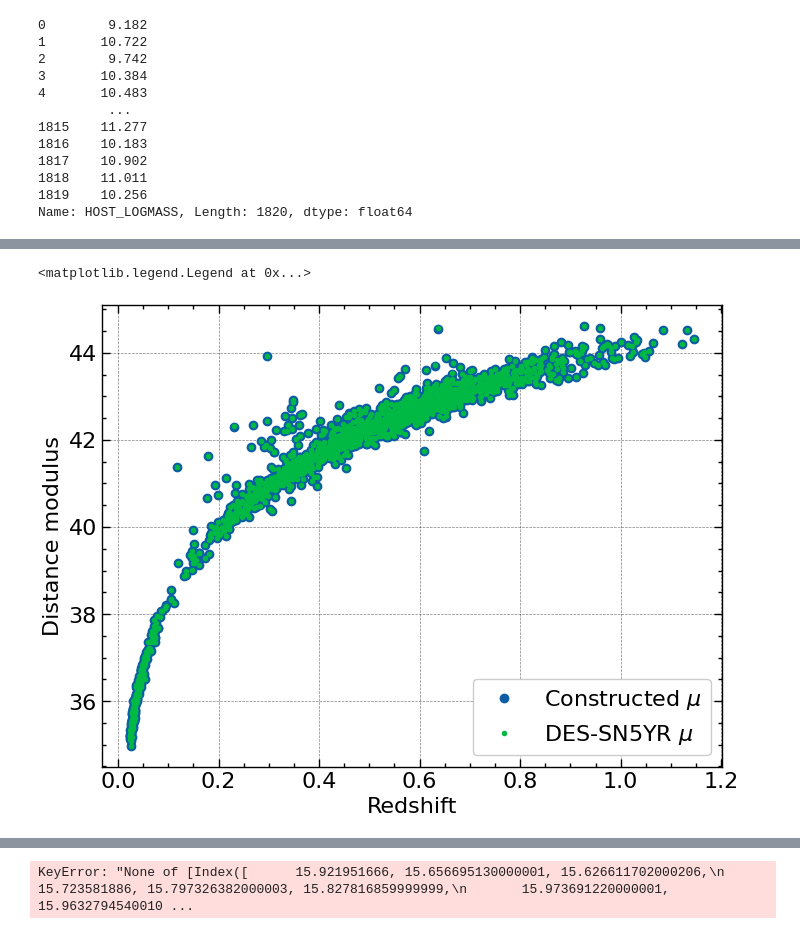
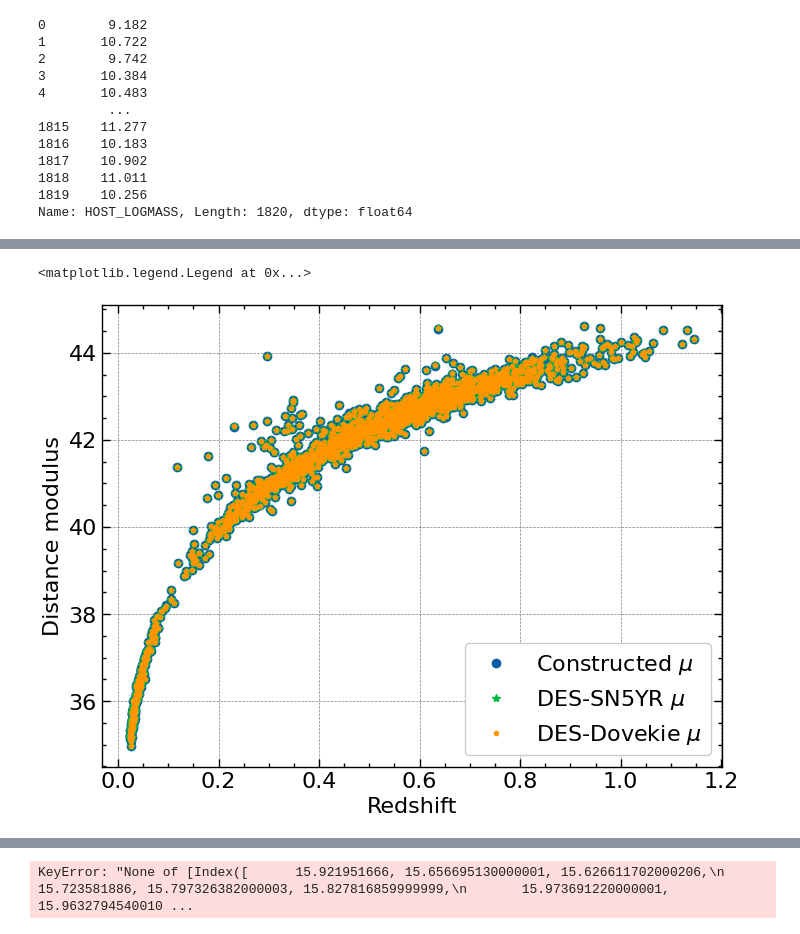
Before and after one commit to Shin107/DES_analysis, a Jupyter notebook: minimizer.ipynb, the cells around one changed output, grey strips where cells are left out. Drawn from its saved outputs; the diff is of its cells as text; code cells hidden in the pictures.

```diff
--- a/minimizer.ipynb
+++ b/minimizer.ipynb
@@ -22,3 +22,6 @@ data = pd.read_csv(DES_PATH+'/4_DISTANCES_COVMAT/des_sn5yr.csv',sep='\s+')
 nsn = len(data)
 
 #data
+# %%
+des_mu = pd.read_csv('/user/animesh.sah/DES_analysis/DES-SN5YR/4_DISTANCES_COVMAT/DES-Dovekie_HD.csv',sep='\s+',comment='#')
+des_mu
@@ -99,9 +115,10 @@ ax_hist.hist(
 # %%
 plt.plot(data['zHEL'],mu,'o',label = 'Constructed $\mu$')
-plt.plot(data['zHEL'],data['MU'],'.',label = 'DES-SN5YR $\mu$')
+plt.plot(data['zHEL'],data['MU'],'*',label = 'DES-SN5YR $\mu$')
+plt.plot(des_mu['zHEL'],des_mu['MU'],'.',label = 'DES-Dovekie $\mu$')
 plt.xlabel('Redshift')
 plt.ylabel('Distance modulus')
 plt.legend()
 # %% [output]
 <matplotlib.legend.Legend at 0x...>
-[figure, old version]
+[figure, new version]
```
Also changed, not shown: parts of 26 cells of this notebook.
